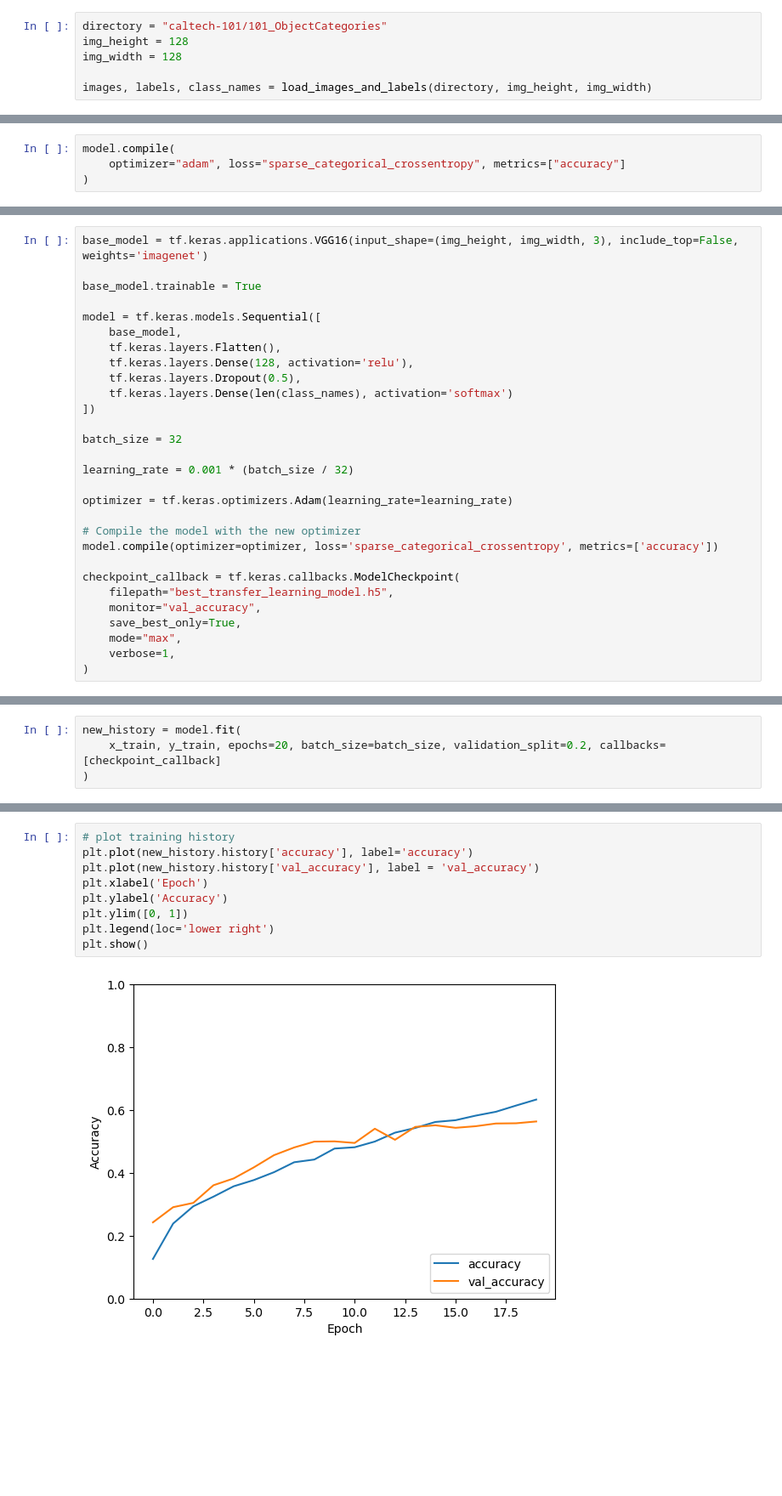
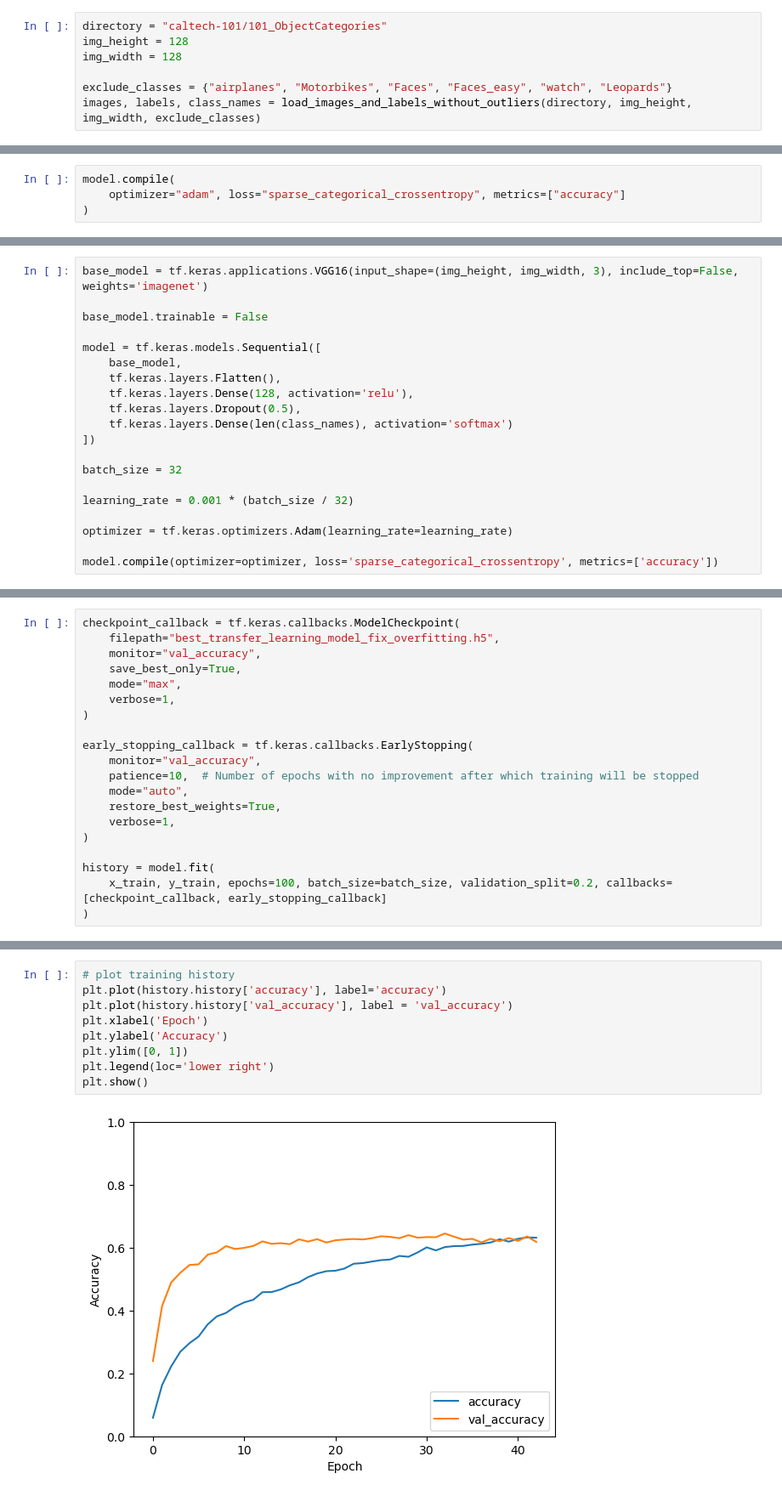
Before and after one commit to MrLFW/deeplearningcw, a Jupyter notebook: CNN laptop version fix overfitting.ipynb, the cells around one changed output, grey strips where cells are left out. Shown at 85% size. Drawn from its saved outputs; the diff is of its cells as text; blank space fills up the shorter version.

```diff
--- a/CNN laptop version fix overfitting.ipynb
+++ b/CNN laptop version fix overfitting.ipynb
@@ -14,4 +20,5 @@ directory = "caltech-101/101_ObjectCategories"
 img_height = 128
 img_width = 128
 
-images, labels, class_names = load_images_and_labels(directory, img_height, img_width)
+exclude_classes = {"airplanes", "Motorbikes", "Faces", "Faces_easy", "watch", "Leopards"}
+images, labels, class_names = load_images_and_labels_without_outliers(directory, img_height, img_width, exclude_classes)
@@ -193,7 +262,7 @@ plt.show()
 # %%
 base_model = tf.keras.applications.VGG16(input_shape=(img_height, img_width, 3), include_top=False, weights='imagenet')
 
-base_model.trainable = True
+base_model.trainable = False
 
 model = tf.keras.models.Sequential([
     base_model,
@@ -209,13 +278,4 @@ learning_rate = 0.001 * (batch_size / 32)
 
 optimizer = tf.keras.optimizers.Adam(learning_rate=learning_rate)
 
-# Compile the model with the new optimizer
 model.compile(optimizer=optimizer, loss='sparse_categorical_crossentropy', metrics=['accuracy'])
-
-checkpoint_callback = tf.keras.callbacks.ModelCheckpoint(
-    filepath="best_transfer_learning_model.h5",
-    monitor="val_accuracy",
-    save_best_only=True,
-    mode="max",
-    verbose=1,
-)
@@ -233,4 +281,0 @@ def update_combined_history(new_history, combined_history):
-# %%
-new_history = model.fit(
-    x_train, y_train, epochs=20, batch_size=batch_size, validation_split=0.2, callbacks=[checkpoint_callback]
-)
@@ -255,0 +282,20 @@ KeyboardInterrupt:
+# %%
+checkpoint_callback = tf.keras.callbacks.ModelCheckpoint(
+    filepath="best_transfer_learning_model_fix_overfitting.h5",
+    monitor="val_accuracy",
+    save_best_only=True,
+    mode="max",
+    verbose=1,
+)
+
+early_stopping_callback = tf.keras.callbacks.EarlyStopping(
+    monitor="val_accuracy",
+    patience=10,  # Number of epochs with no improvement after which training will be stopped
+    mode="auto",
+    restore_best_weights=True,
+    verbose=1,
+)
+
+history = model.fit(
+    x_train, y_train, epochs=100, batch_size=batch_size, validation_split=0.2, callbacks=[checkpoint_callback, early_stopping_callback]
+)
@@ -292,11 +346,11 @@ model.save("resnet_model_best_70_epochs.h5")
 # %%
 # plot training history
-plt.plot(new_history.history['accuracy'], label='accuracy')
-plt.plot(new_history.history['val_accuracy'], label = 'val_accuracy')
+plt.plot(history.history['accuracy'], label='accuracy')
+plt.plot(history.history['val_accuracy'], label = 'val_accuracy')
 plt.xlabel('Epoch')
 plt.ylabel('Accuracy')
 plt.ylim([0, 1])
 plt.legend(loc='lower right')
 plt.show()
 # %% [output]
-[figure, old version]
+[figure, new version]
```
Also changed, not shown: parts of 38 cells of this notebook, 2 other files.
